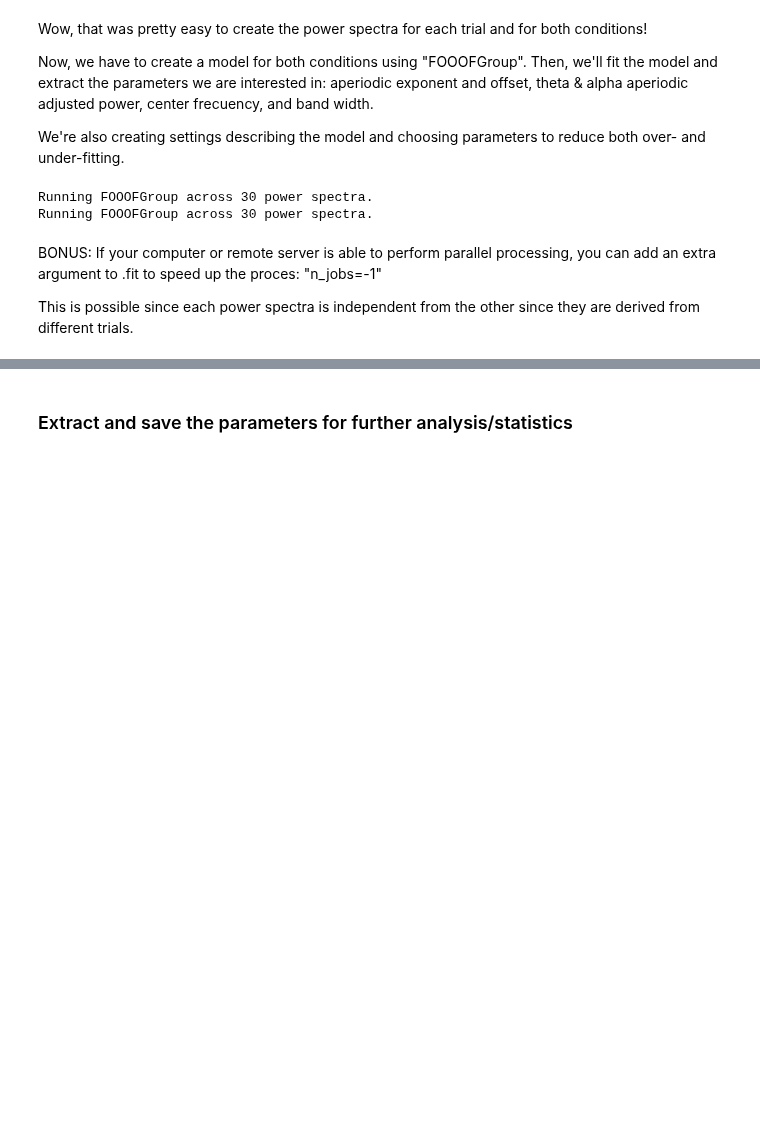
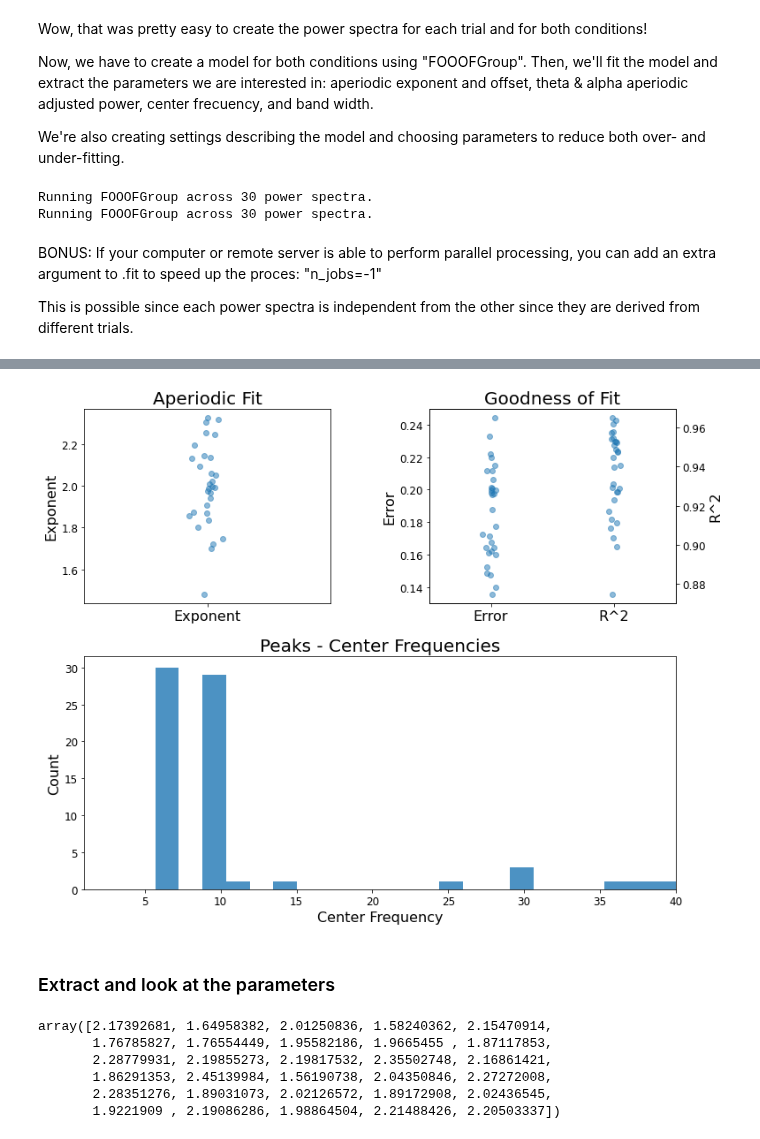
Before and after one commit to voytekresearch/spr, a Jupyter notebook: specparam_01-SimData.ipynb, the cells around one changed output, grey strips where cells are left out. Cells and saved outputs as stored; diff of their text form; code cells hidden in the pictures; blank space fills up the shorter version.

```diff
--- a/specparam_01-SimData.ipynb
+++ b/specparam_01-SimData.ipynb
@@ -183,4 +212,8 @@ This is possible since each power spectra is independent from the other since th
+# %%
+model_c2.plot()
+# %% [output]
+[figure, added]
 # %% [markdown]
-### Extract and save the parameters for further analysis/statistics
+### Extract and look at the parameters
 # %%
 # Extract the aperiodic parameters (exponent and offset)
@@ -196,0 +230,10 @@ alpha_c2 = get_band_peak_fg(model_c2, band=alpha_range)
+# %%
+# Let's see what our parameters look like. We have a list of all the exponents for condition 1 here, ordered by trials
+exp_c1
+# %% [output]
+array([2.17392681, 1.64958382, 2.01250836, 1.58240362, 2.15470914,
+       1.76785827, 1.76554449, 1.95582186, 1.9665455 , 1.87117853,
+       2.28779931, 2.19855273, 2.19817532, 2.35502748, 2.16861421,
+       1.86291353, 2.45139984, 1.56190738, 2.04350846, 2.27272008,
+       2.28351276, 1.89031073, 2.02126572, 1.89172908, 2.02436545,
+       1.9221909 , 2.19086286, 1.98864504, 2.21488426, 2.20503337])
```
Also changed, not shown: parts of 23 cells of this notebook.
